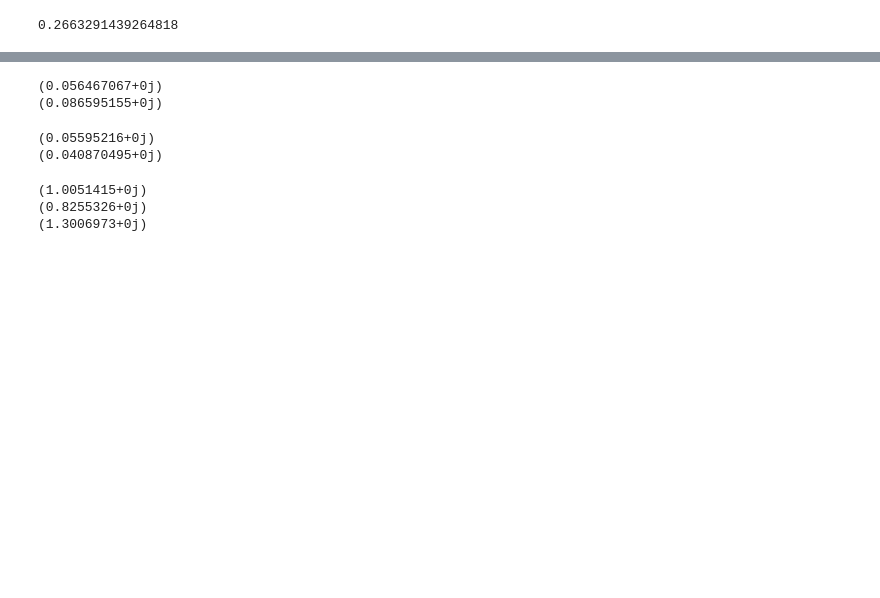
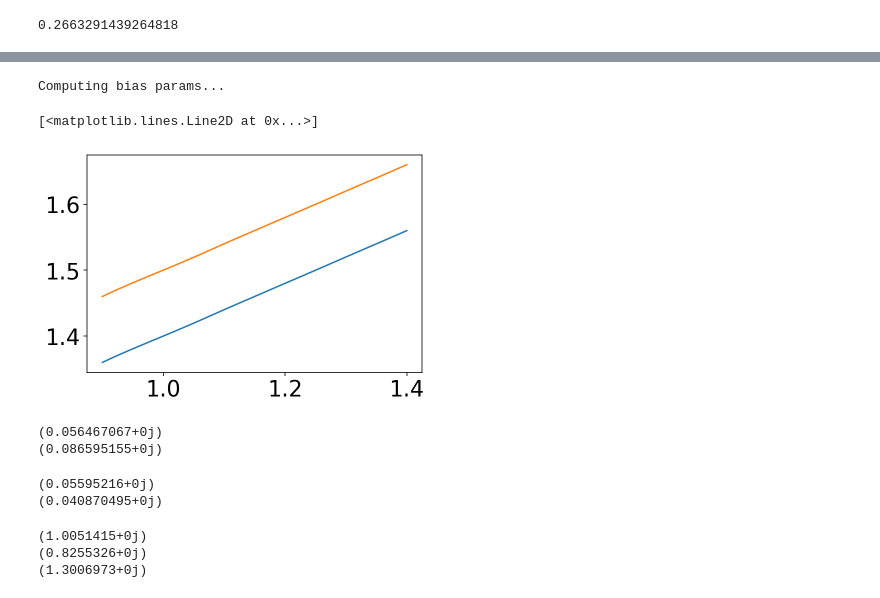
Before and after one commit to craddis1/CosmoWAP, a Jupyter notebook: notebooks/bk_SNR.ipynb, the cells around one changed output, grey strips where cells are left out. Drawn from its saved outputs; the diff is of its cells as text; code cells hidden in the pictures; blank space fills up the shorter version.

```diff
--- a/notebooks/bk_SNR.ipynb
+++ b/notebooks/bk_SNR.ipynb
@@ -61,7 +78,7 @@ profiler = cProfile.Profile()
 profiler.enable()
 
 # Run the function you want to profile
-a = forecast.bk_SNR("RR2",[0,2],sigma=None,nonlin=False)
+cosmo_funcs.update_survey(survey_params.Euclid.modify_func('b_1', lambda f: f + 0.1))
 
 profiler.disable()
 
@@ -94,4 +111,13 @@ Profiling results sorted by cumulative time:
 <pstats.Stats at 0x...>
+# %%
+zz = np.linspace(0.9,1.4)
+plt.plot(zz,cosmo_funcs.survey.b_1(zz))#
+cosmo_funcs.update_survey(survey_params.Euclid.modify_func('b_1', lambda f: f + 0.1))
+plt.plot(zz,cosmo_funcs.survey.b_1(zz))
+# %% [output]
+Computing bias params...
+[<matplotlib.lines.Line2D at 0x...>]
+[figure, added]
 # %%
 a = forecast.pk_SNR("Orth",[0,2],sigma=None,nonlin=False)
 b = forecast.bk_SNR("Orth",[0],sigma=None,nonlin=False)
```
Also changed, not shown: parts of 4 cells of this notebook, 5 other files.
